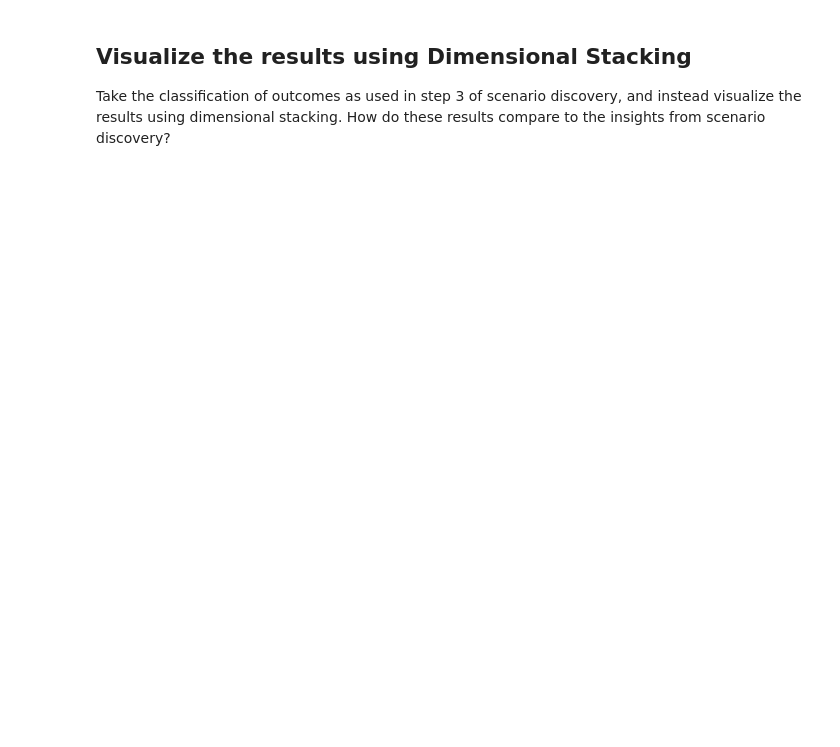
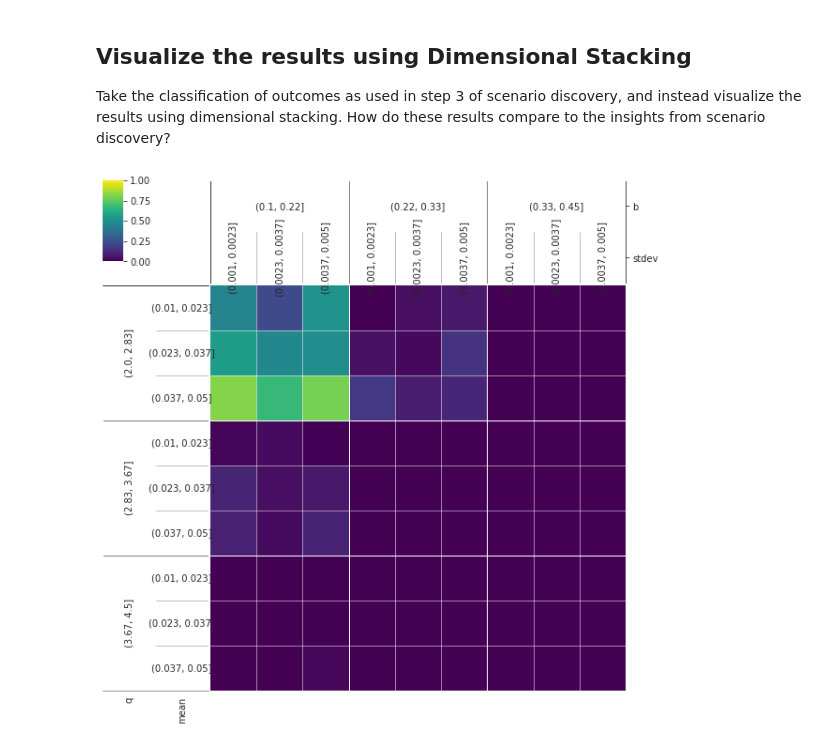
Before and after one commit to floristevito/EPA1361, a Jupyter notebook: lab_sessions/Week 3-4 - vulnerability analysis/assignment 5 - subspace partitioning lake model.ipynb, the cells around one changed output. Cells and saved outputs as stored; diff of their text form; code cells hidden in the pictures; blank space fills up the shorter version.

```diff
--- a/lab_sessions/Week 3-4 - vulnerability analysis/assignment 5 - subspace partitioning lake model.ipynb
+++ b/lab_sessions/Week 3-4 - vulnerability analysis/assignment 5 - subspace partitioning lake model.ipynb
@@ -12,0 +42,4 @@ In the previous week you used the lake problem as a means of getting aquinted wi
+# %%
+# run model
+with MultiprocessingEvaluator(lake_model) as evaluator:
+    experiments, outcomes = evaluator.perform_experiments(scenarios=1000, policies=10)
@@ -15,0 +111,5 @@ Take the classification of outcomes as used in step 3 of scenario discovery, and
+# %%
+dimensional_stacking.create_pivot_plot(x,y, 2, nbins=3, bin_labels=True)
+plt.show()
+# %% [output]
+[figure, added]
```
Also changed, not shown: parts of 12 cells of this notebook.
